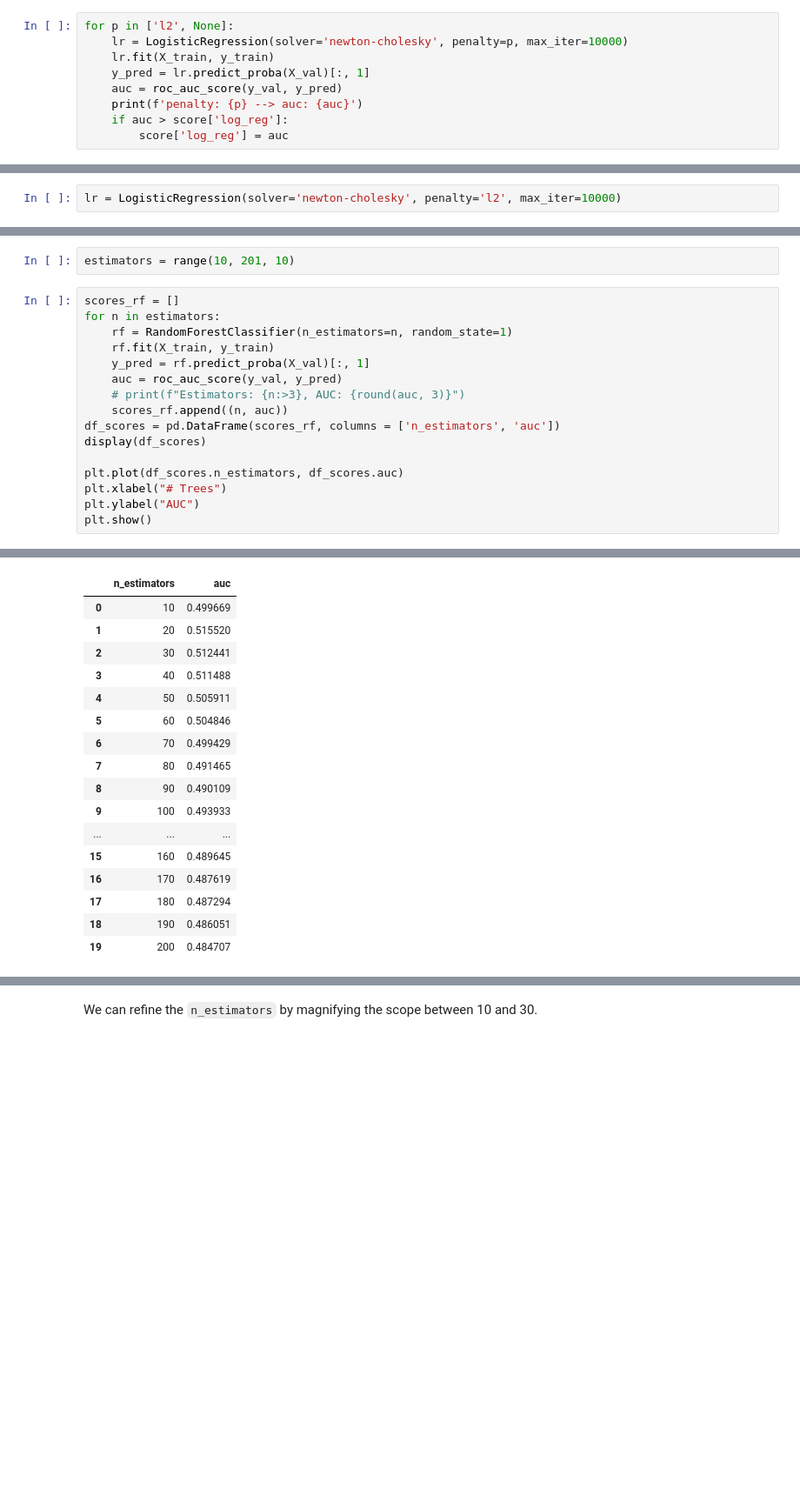
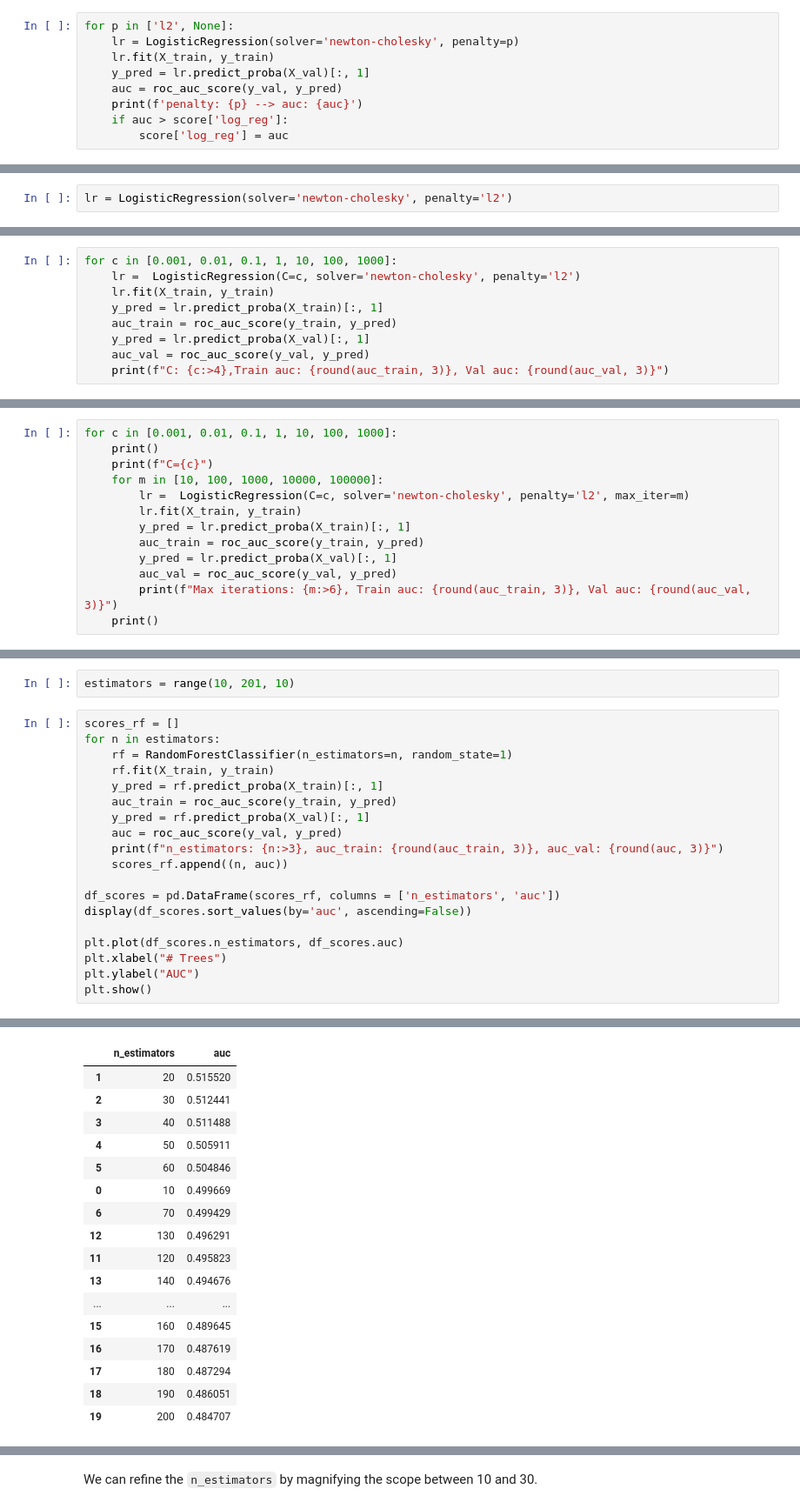
Before and after one commit to mraabhijit/heart_attack_risk, a Jupyter notebook: project.ipynb, the cells around one changed output, grey strips where cells are left out. Shown: that part at 87% size. Saved outputs shown, nothing was run; the diff lists cells and outputs as text; blank space fills up the shorter version.

```diff
--- a/project.ipynb
+++ b/project.ipynb
@@ -668,7 +668,7 @@ So, the `newton-cholesky` does the best in increasing auc scores.
 We can try, with using `None` penalty as by default `l2` is being used.
 # %%
 for p in ['l2', None]:
-    lr = LogisticRegression(solver='newton-cholesky', penalty=p, max_iter=10000)
+    lr = LogisticRegression(solver='newton-cholesky', penalty=p)
     lr.fit(X_train, y_train)
     y_pred = lr.predict_proba(X_val)[:, 1]
     auc = roc_auc_score(y_val, y_pred)
@@ -713,7 +708,7 @@ X_train_scale = dv.fit_transform(train_dicts_scale)
 val_dicts_scale = df_val_scale[categorical + numerical].to_dict(orient='records')
 X_val_scale = dv.transform(val_dicts_scale)
 # %%
-lr = LogisticRegression(solver='newton-cholesky', penalty='l2', max_iter=10000)
+lr = LogisticRegression(solver='newton-cholesky', penalty='l2')
 # %%
 lr.fit(X_train_scale, y_train)
 y_pred = lr.predict_proba(X_val_scale)[:, 1]
@@ -725,0 +723,9 @@ Feature Scaling does not improve the model performance. So we stick with the dat
+# %%
+for c in [0.001, 0.01, 0.1, 1, 10, 100, 1000]:
+    lr =  LogisticRegression(C=c, solver='newton-cholesky', penalty='l2')
+    lr.fit(X_train, y_train)
+    y_pred = lr.predict_proba(X_train)[:, 1]
+    auc_train = roc_auc_score(y_train, y_pred)
+    y_pred = lr.predict_proba(X_val)[:, 1]
+    auc_val = roc_auc_score(y_val, y_pred)
+    print(f"C: {c:>4},Train auc: {round(auc_train, 3)}, Val auc: {round(auc_val, 3)}")
@@ -725,0 +742,13 @@ Feature Scaling does not improve the model performance. So we stick with the dat
+# %%
+for c in [0.001, 0.01, 0.1, 1, 10, 100, 1000]:
+    print()
+    print(f"C={c}")
+    for m in [10, 100, 1000, 10000, 100000]:
+        lr =  LogisticRegression(C=c, solver='newton-cholesky', penalty='l2', max_iter=m)
+        lr.fit(X_train, y_train)
+        y_pred = lr.predict_proba(X_train)[:, 1]
+        auc_train = roc_auc_score(y_train, y_pred)
+        y_pred = lr.predict_proba(X_val)[:, 1]
+        auc_val = roc_auc_score(y_val, y_pred)
+        print(f"Max iterations: {m:>6}, Train auc: {round(auc_train, 3)}, Val auc: {round(auc_val, 3)}")
+    print()
@@ -910,12 +966,15 @@ scores_rf = []
 for n in estimators:
     rf = RandomForestClassifier(n_estimators=n, random_state=1)
     rf.fit(X_train, y_train)
+    y_pred = rf.predict_proba(X_train)[:, 1]
+    auc_train = roc_auc_score(y_train, y_pred)
     y_pred = rf.predict_proba(X_val)[:, 1]
     auc = roc_auc_score(y_val, y_pred)
-    # print(f"Estimators: {n:>3}, AUC: {round(auc, 3)}")
+    print(f"n_estimators: {n:>3}, auc_train: {round(auc_train, 3)}, auc_val: {round(auc, 3)}")
     scores_rf.append((n, auc))
+
 df_scores = pd.DataFrame(scores_rf, columns = ['n_estimators', 'auc'])
-display(df_scores)
+display(df_scores.sort_values(by='auc', ascending=False))
 
 plt.plot(df_scores.n_estimators, df_scores.auc)
 plt.xlabel("# Trees")
@@ -925,14 +1004,14 @@ plt.show()
 |  | n_estimators | auc |
-| 0 | 10 | 0.499669 |
 | 1 | 20 | 0.515520 |
 | 2 | 30 | 0.512441 |
 | 3 | 40 | 0.511488 |
 | 4 | 50 | 0.505911 |
 | 5 | 60 | 0.504846 |
+| 0 | 10 | 0.499669 |
 | 6 | 70 | 0.499429 |
-| 7 | 80 | 0.491465 |
-| 8 | 90 | 0.490109 |
-| 9 | 100 | 0.493933 |
+| 12 | 130 | 0.496291 |
+| 11 | 120 | 0.495823 |
+| 13 | 140 | 0.494676 |
 | ... | ... | ... |
 | 15 | 160 | 0.489645 |
 | 16 | 170 | 0.487619 |
```
Also changed, not shown: parts of 35 cells of this notebook.
